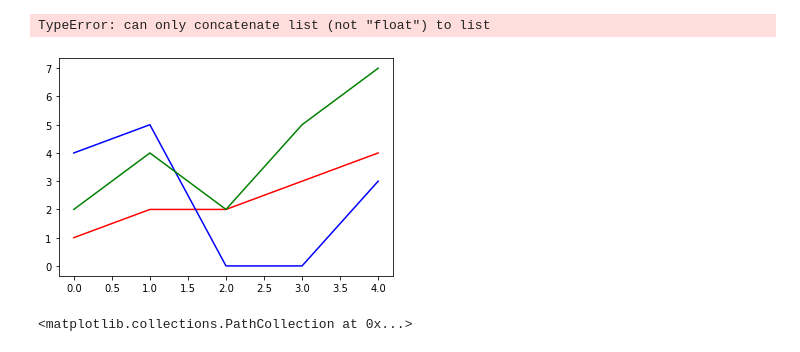
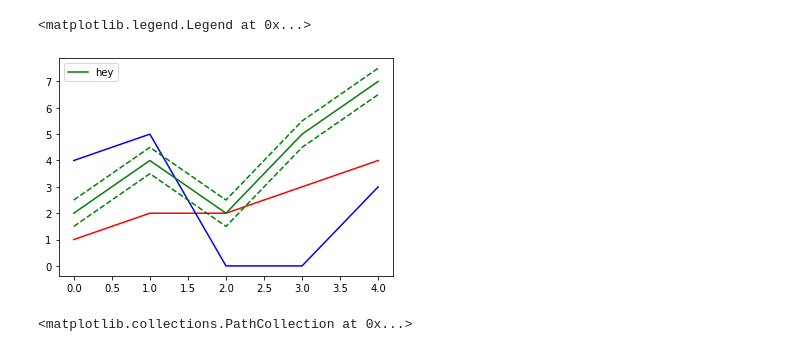
Before and after one commit to lcordey/codePDM, a Jupyter notebook: img2sdf_ML/test_.ipynb, the cells around one changed output. Cells and saved outputs as stored; diff of their text form; code cells hidden in the pictures.

Commit message:
fix plot

```diff
--- a/img2sdf_ML/test_.ipynb
+++ b/img2sdf_ML/test_.ipynb
@@ -5,15 +5,16 @@ log = pickle.load(matrix_file)
 # %%
 a = [1,2,2,3,4]
 b = [4,5,0,0,3]
 c = np.array([2,4,2,5,7])
 plt.plot(a, 'r')
 plt.plot(b, 'b')
-plt.plot(c, 'g')
+plt.plot(c, 'g', label = 'hey')
 plt.plot(c+0.5, 'g--')
 plt.plot(c-0.5, 'g--')
+plt.legend()
 # %% [output]
-TypeError: can only concatenate list (not "float") to list
+<matplotlib.legend.Legend at 0x...>
-[figure, old version]
+[figure, new version]
 # %%
 import numpy as np
 
```
Also changed, not shown: 3 other files.
